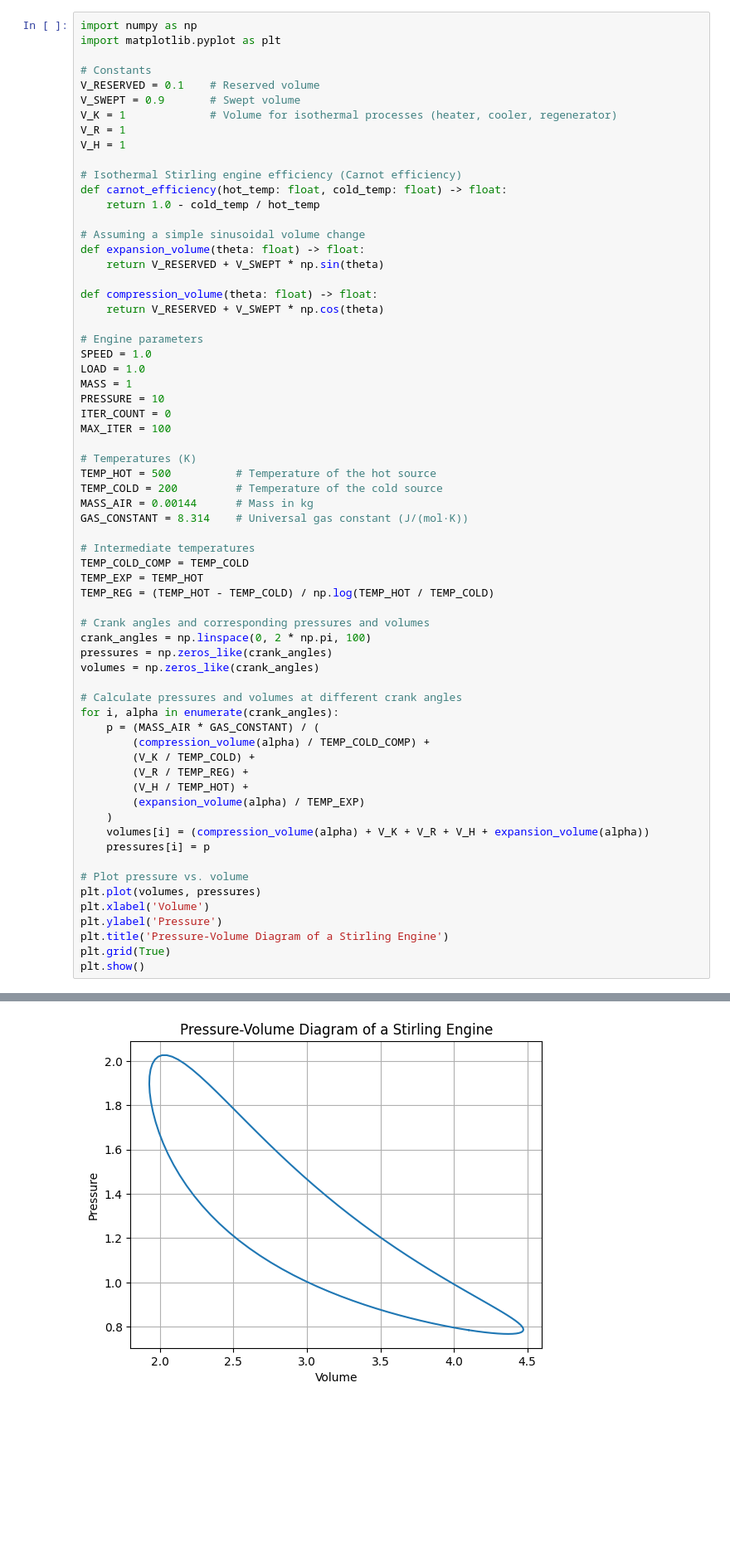
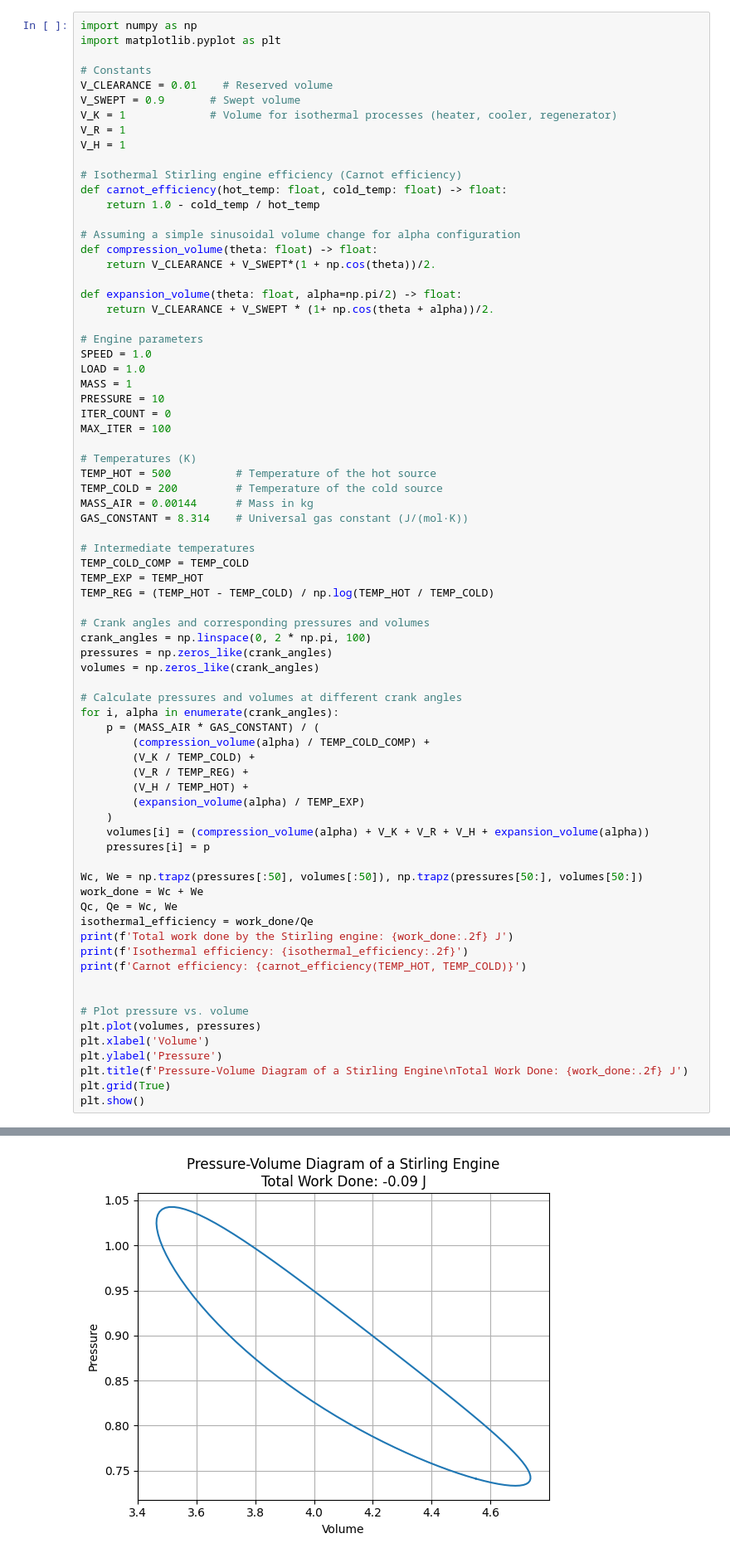
Before and after one commit to Igben-Nehemiah/stirling-engine-model, a Jupyter notebook: stirling.ipynb, the cells around one changed output, grey strips where cells are left out. Shown: that part at 83% size. Drawn from its saved outputs; the diff is of its cells as text; blank space fills up the shorter version.

```diff
--- a/stirling.ipynb
+++ b/stirling.ipynb
@@ -16,7 +16,7 @@ import numpy as np
 import matplotlib.pyplot as plt
 
 # Constants
-V_RESERVED = 0.1    # Reserved volume
+V_CLEARANCE = 0.01    # Reserved volume
 V_SWEPT = 0.9       # Swept volume
 V_K = 1             # Volume for isothermal processes (heater, cooler, regenerator)
 V_R = 1
@@ -26,12 +26,12 @@ V_H = 1
 def carnot_efficiency(hot_temp: float, cold_temp: float) -> float:
     return 1.0 - cold_temp / hot_temp
 
-# Assuming a simple sinusoidal volume change
-def expansion_volume(theta: float) -> float:
-    return V_RESERVED + V_SWEPT * np.sin(theta)
+# Assuming a simple sinusoidal volume change for alpha configuration
+def compression_volume(theta: float) -> float:
+    return V_CLEARANCE + V_SWEPT*(1 + np.cos(theta))/2.
 
-def compression_volume(theta: float) -> float:
-    return V_RESERVED + V_SWEPT * np.cos(theta)
+def expansion_volume(theta: float, alpha=np.pi/2) -> float:
+    return V_CLEARANCE + V_SWEPT * (1+ np.cos(theta + alpha))/2.
 
 # Engine parameters
 SPEED = 1.0
@@ -69,11 +69,20 @@ for i, alpha in enumerate(crank_angles):
     volumes[i] = (compression_volume(alpha) + V_K + V_R + V_H + expansion_volume(alpha))
     pressures[i] = p
 
+Wc, We = np.trapz(pressures[:50], volumes[:50]), np.trapz(pressures[50:], volumes[50:])
+work_done = Wc + We
+Qc, Qe = Wc, We
+isothermal_efficiency = work_done/Qe
+print(f'Total work done by the Stirling engine: {work_done:.2f} J')
+print(f'Isothermal efficiency: {isothermal_efficiency:.2f}')
+print(f'Carnot efficiency: {carnot_efficiency(TEMP_HOT, TEMP_COLD)}')
+
+
 # Plot pressure vs. volume
 plt.plot(volumes, pressures)
 plt.xlabel('Volume')
 plt.ylabel('Pressure')
-plt.title('Pressure-Volume Diagram of a Stirling Engine')
+plt.title(f'Pressure-Volume Diagram of a Stirling Engine\nTotal Work Done: {work_done:.2f} J')
 plt.grid(True)
 plt.show()
 # %% [output]
@@ -80 +92 @@ plt.show()
-[figure, old version]
+[figure, new version]
```
Also changed, not shown: parts of 2 cells of this notebook.
